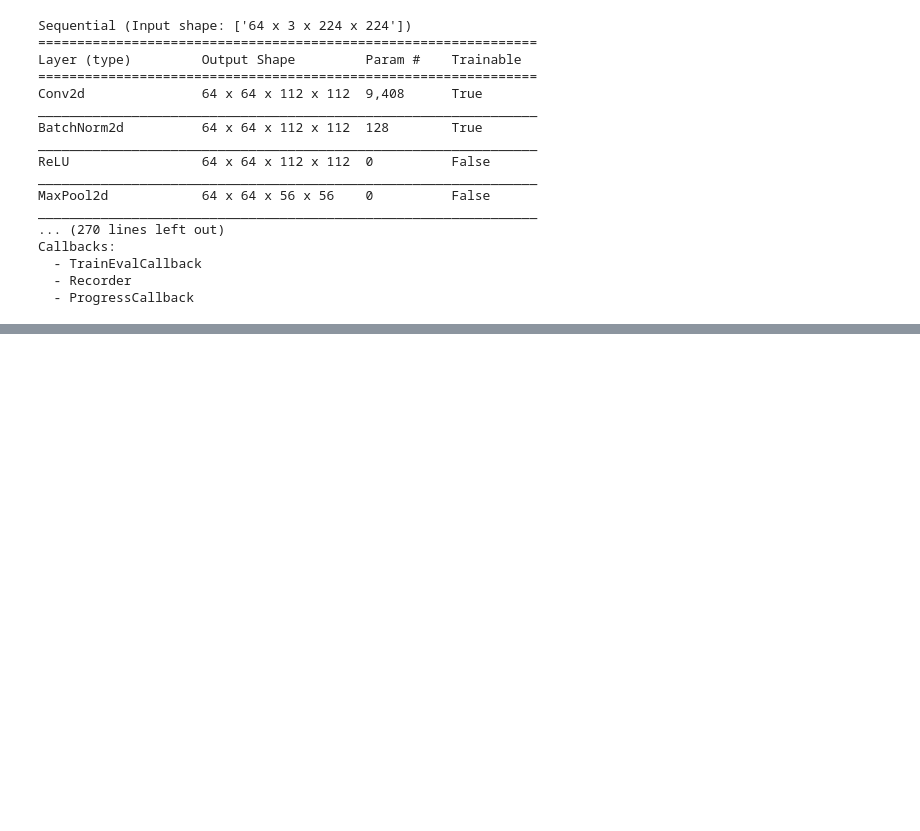
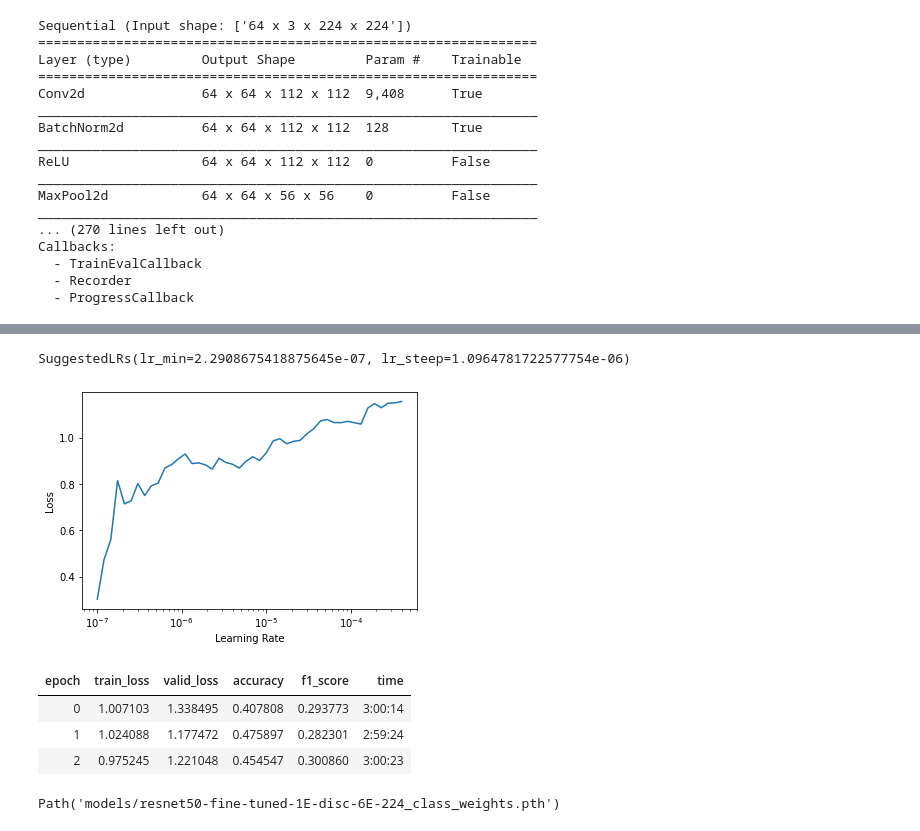
Before and after one commit to peluz/victor-visual-text, a Jupyter notebook: img_training.ipynb, the cells around one changed output, grey strips where cells are left out. Cells and saved outputs as stored; diff of their text form; code cells hidden in the pictures; blank space fills up the shorter version.

```diff
--- a/img_training.ipynb
+++ b/img_training.ipynb
@@ -291,0 +326,3 @@ learn.recorder.plot_loss()
+# %%
+learn.lr_find()
+# %% [output]
@@ -291,0 +330,13 @@ learn.recorder.plot_loss()
+SuggestedLRs(lr_min=2.2908675418875645e-07, lr_steep=1.0964781722577754e-06)
+[figure, added]
+# %%
+learn.fit_one_cycle(3, lr_max=slice(1e-6,1e-5))
+# %% [output]
+| epoch | train_loss | valid_loss | accuracy | f1_score | time |
+| 0 | 1.007103 | 1.338495 | 0.407808 | 0.293773 | 3:00:14 |
+| 1 | 1.024088 | 1.177472 | 0.475897 | 0.282301 | 2:59:24 |
+| 2 | 0.975245 | 1.221048 | 0.454547 | 0.300860 | 3:00:23 |
+# %%
+learn.save("resnet50-fine-tuned-1E-disc-6E-224_class_weights")
+# %% [output]
+Path('models/resnet50-fine-tuned-1E-disc-6E-224_class_weights.pth')
```
Also changed, not shown: parts of 24 cells of this notebook.
